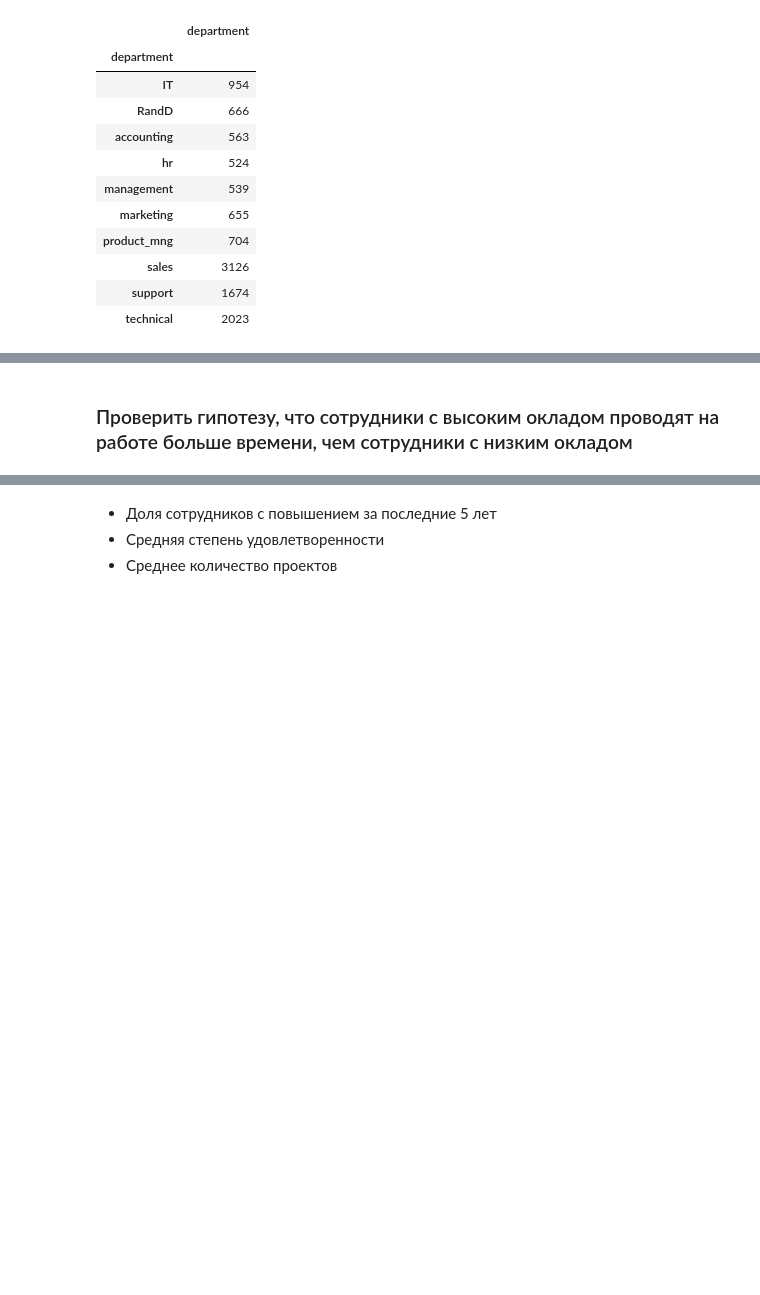
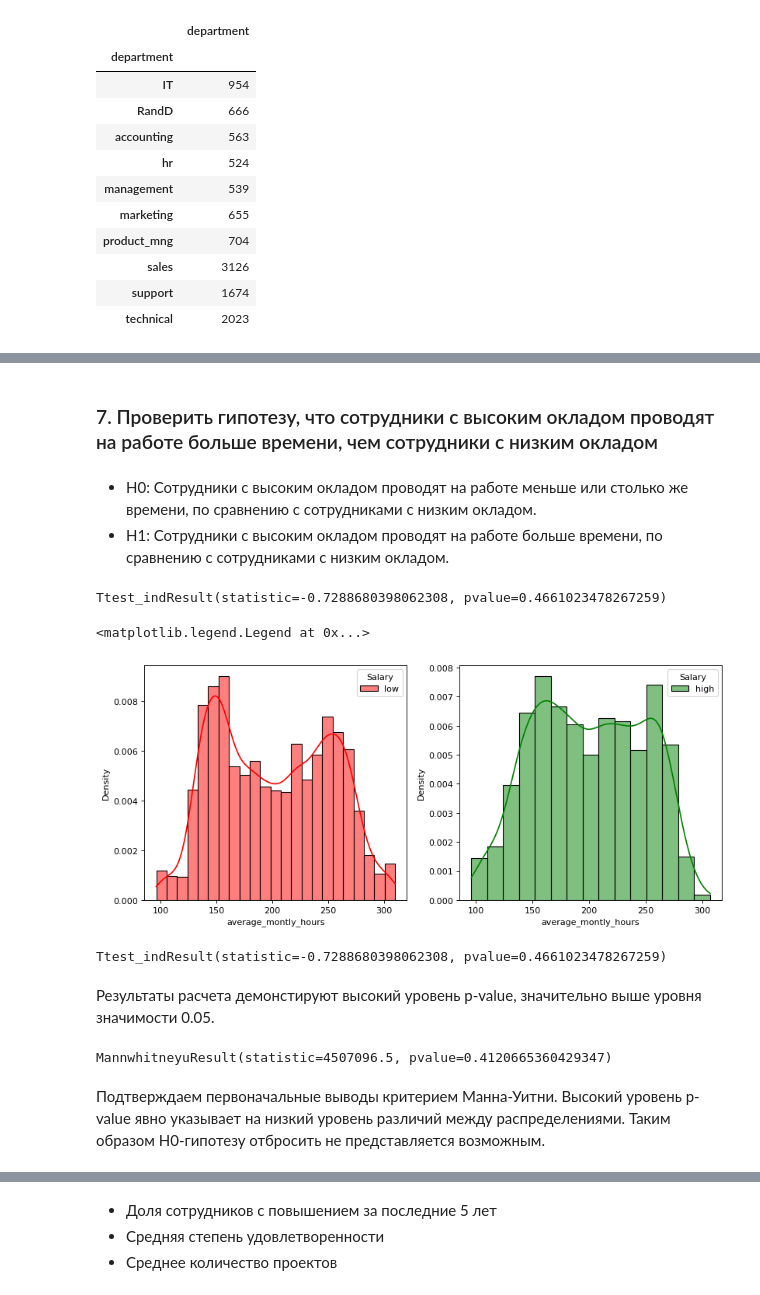
Before and after one commit to WNick-main/netology, a Jupyter notebook: Project/Project.ipynb, the cells around one changed output, grey strips where cells are left out. Cells and saved outputs as stored; diff of their text form; code cells hidden in the pictures; blank space fills up the shorter version.

```diff
--- a/Project/Project.ipynb
+++ b/Project/Project.ipynb
@@ -113,2 +125,5 @@ Text(0.5, 1.0, 'Распределение размера зарплат по д
 # %% [markdown]
-### Проверить гипотезу, что сотрудники с высоким окладом проводят на работе больше времени, чем сотрудники с низким окладом
+### 7. Проверить гипотезу, что сотрудники с высоким окладом проводят на работе больше времени, чем сотрудники с низким окладом
+# %% [markdown]
+* H0: Сотрудники с высоким окладом проводят на работе меньше или столько же времени, по сравнению с сотрудниками с низким окладом.
+* H1: Сотрудники с высоким окладом проводят на работе больше времени, по сравнению с сотрудниками с низким окладом.
@@ -115 +132,31 @@ Text(0.5, 1.0, 'Распределение размера зарплат по д
+# %%
+low_salary = df['average_montly_hours'].loc[df.salary == 'low']
+high_salary = df['average_montly_hours'].loc[df.salary == 'high']
+# %%
+stats.ttest_ind(high_salary, low_salary)
+# %% [output]
+Ttest_indResult(statistic=-0.7288680398062308, pvalue=0.4661023478267259)
+# %%
+fig, ax =plt.subplots(1,2, figsize=(12, 5), dpi= 80)
+ax0 = sns.histplot(low_salary, label='low', stat='density', color='red', kde=True, ax=ax[0])
+ax0.legend(title='Salary')
+ax1 = sns.histplot(high_salary, label='high', stat='density', color='green', kde=True, ax=ax[1])
+ax1.legend(title='Salary')
+# %% [output]
+<matplotlib.legend.Legend at 0x...>
+[figure, added]
+# %%
+stats.ttest_ind(high_salary, low_salary)
+# %% [output]
+Ttest_indResult(statistic=-0.7288680398062308, pvalue=0.4661023478267259)
+# %% [markdown]
+Результаты расчета демонстируют высокий уровень p-value, значительно выше уровня значимости 0.05.
+# %%
+stats.mannwhitneyu(high_salary, low_salary)
+# %% [output]
+MannwhitneyuResult(statistic=4507096.5, pvalue=0.4120665360429347)
+# %% [markdown]
+Подтверждаем первоначальные выводы критерием Манна-Уитни.
+Высокий уровень p-value явно указывает на низкий уровень различий между распределениями. Таким образом H0-гипотезу
+отбросить не представляется возможным.
 # %% [markdown]
```
Also changed, not shown: parts of 22 cells of this notebook, 1 other file.
